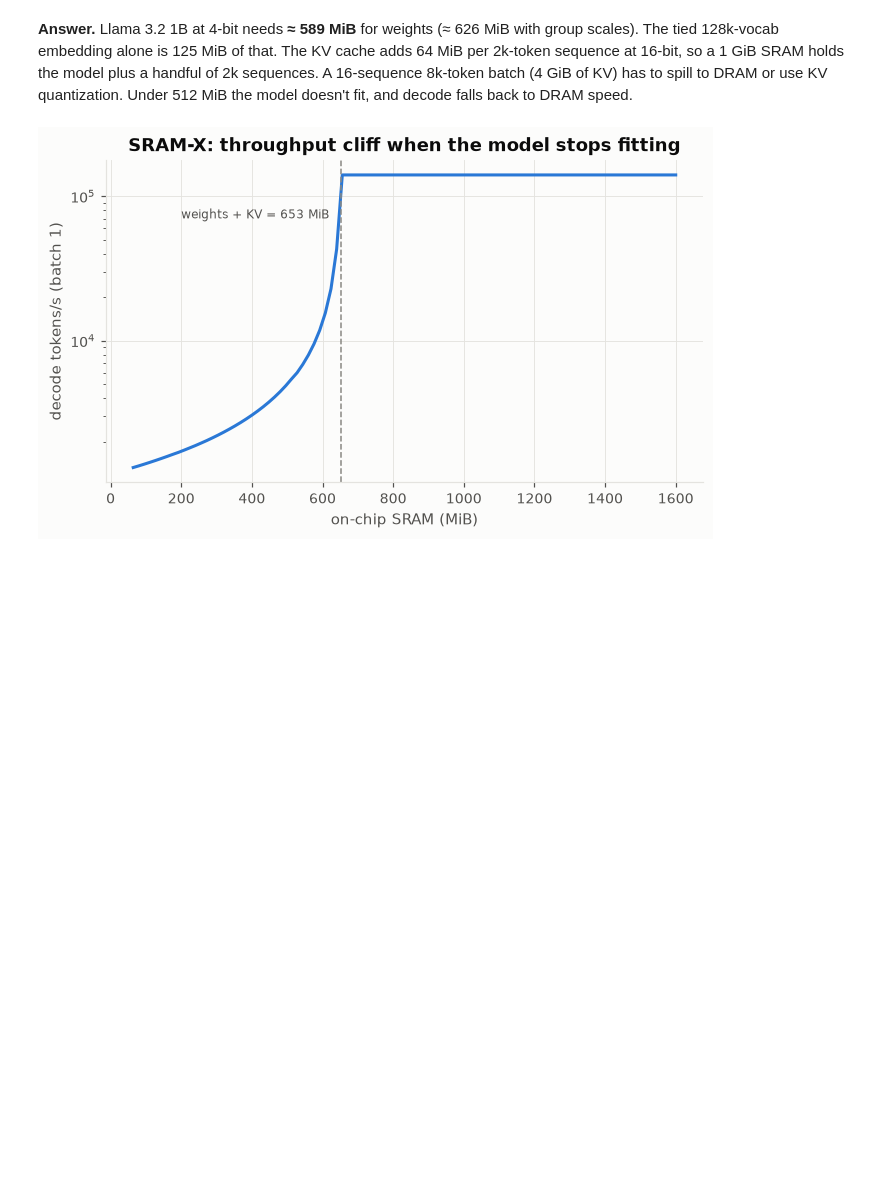
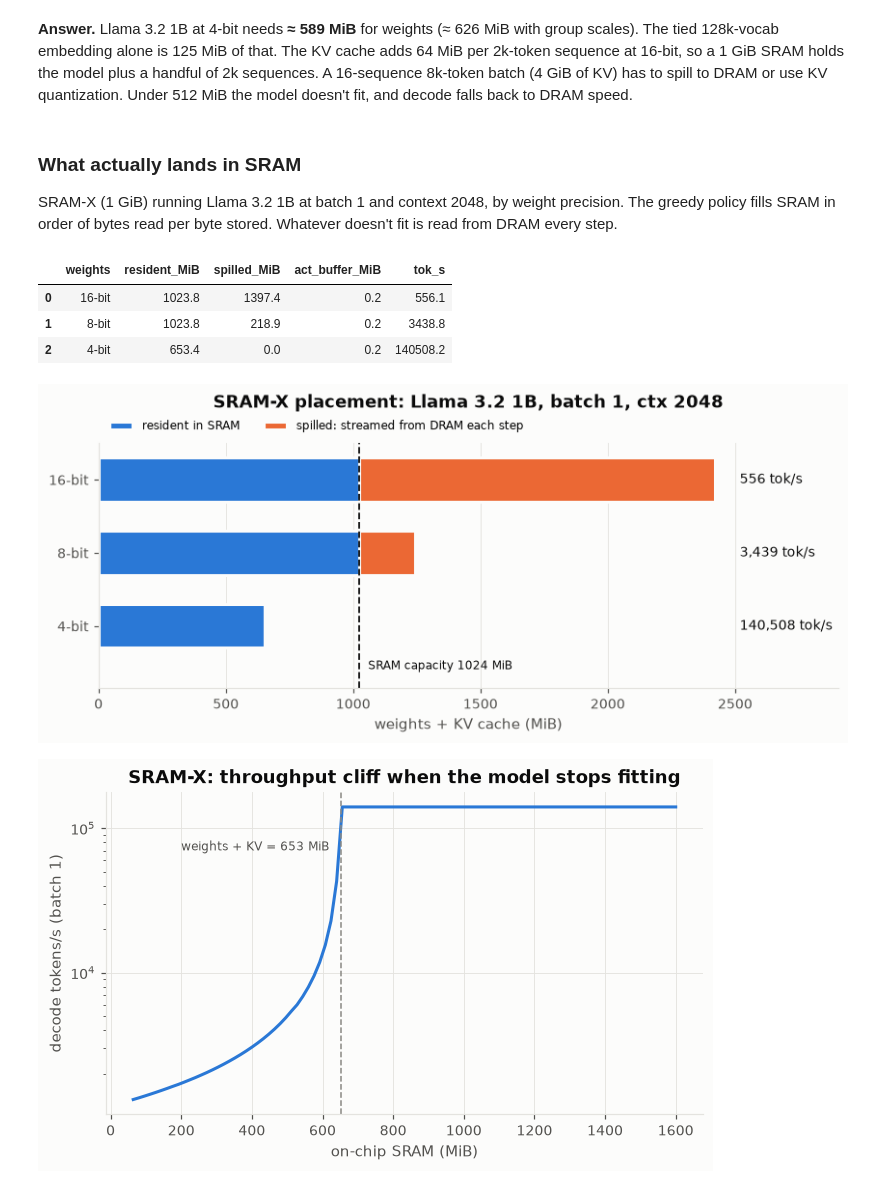
Before and after one commit to sanamang/Analytical-Performance-Model-for-LLM-Inference, a Jupyter notebook: notebooks/c_design_study.ipynb, the cells around one changed output. Drawn from its saved outputs; the diff is of its cells as text; code cells hidden in the pictures; blank space fills up the shorter version.

```diff
--- a/notebooks/c_design_study.ipynb
+++ b/notebooks/c_design_study.ipynb
@@ -55,6 +55,51 @@ The KV cache adds 64 MiB per 2k-token sequence at 16-bit, so a 1 GiB SRAM
 holds the model plus a handful of 2k sequences. A 16-sequence 8k-token batch
 (4 GiB of KV) has to spill to DRAM or use KV quantization. Under 512 MiB the
 model doesn't fit, and decode falls back to DRAM speed.
+# %% [markdown]
+### What actually lands in SRAM
+
+SRAM-X (1 GiB) running Llama 3.2 1B at batch 1 and context 2048, by weight
+precision. The greedy policy fills SRAM in order of bytes read per byte
+stored. Whatever doesn't fit is read from DRAM every step.
+# %%
+m1, sx = load_model("llama3.2-1b"), load_chip("sram-accel")
+rows = []
+for wb in [16, 8, 4]:
+    r = predict_step(m1.with_(weight_bits=wb), sx, 1, 2048, 1)
+    p = r.placement
+    resident = sum(p.footprint[t] * f for t, f in p.sram_fraction.items())
+    total = sum(p.footprint.values())
+    rows.append({"weights": f"{wb}-bit", "resident_MiB": resident / 2**20,
+                 "spilled_MiB": (total - resident) / 2**20,
+                 "act_buffer_MiB": p.activation_reserve / 2**20, "tok_s": r.tokens_per_s})
+place = pd.DataFrame(rows)
+
+fig, ax = plt.subplots(figsize=(9, 3))
+ys = np.arange(len(place))[::-1]
+ax.barh(ys, place.resident_MiB, color=ps.SERIES[0], height=0.6, label="resident in SRAM",
+        edgecolor=ps.SURFACE, linewidth=2)
+ax.barh(ys, place.spilled_MiB, left=place.resident_MiB, color=ps.SERIES[1], height=0.6,
+        label="spilled: streamed from DRAM each step", edgecolor=ps.SURFACE, linewidth=2)
+cap = sx.sram_bytes / 2**20
+xmax = place.eval("resident_MiB + spilled_MiB").max()
+ax.axvline(cap, color=ps.INK, lw=1.2, ls="--")
+ax.annotate(f"SRAM capacity {cap:.0f} MiB", (cap, ys[-1] - 0.55), xytext=(6, 0),
+            textcoords="offset points", fontsize=8, color=ps.INK, va="center")
+for y, row in zip(ys, place.itertuples()):
+    ax.text(xmax * 1.04, y, f"{row.tok_s:,.0f} tok/s", va="center", fontsize=9, color=ps.INK)
+ax.set_yticks(ys, place.weights)
+ax.set(xlabel="weights + KV cache (MiB)", xlim=(0, xmax * 1.2), ylim=(ys[-1] - 0.85, ys[0] + 0.5))
+ax.grid(axis="y", visible=False)
+ax.legend(loc="lower left", bbox_to_anchor=(0, 1.0), ncols=2, fontsize=8)
+ax.set_title("SRAM-X placement: Llama 3.2 1B, batch 1, ctx 2048", pad=24)
+ps.save(fig, "sram_placement");
+place.round(1)
+# %% [output]
+|  | weights | resident_MiB | spilled_MiB | act_buffer_MiB | tok_s |
+| 0 | 16-bit | 1023.8 | 1397.4 | 0.2 | 556.1 |
+| 1 | 8-bit | 1023.8 | 218.9 | 0.2 | 3438.8 |
+| 2 | 4-bit | 653.4 | 0.0 | 0.2 | 140508.2 |
+[figure, added]
 # %%
 # The SRAM cliff: tokens/s on SRAM-X as SRAM capacity grows (1B, 4-bit, batch 1, ctx 2048)
 m4, sx = load_model("llama3.2-1b").with_(weight_bits=4), load_chip("sram-accel")
```
Also changed, not shown: 10 other files.
